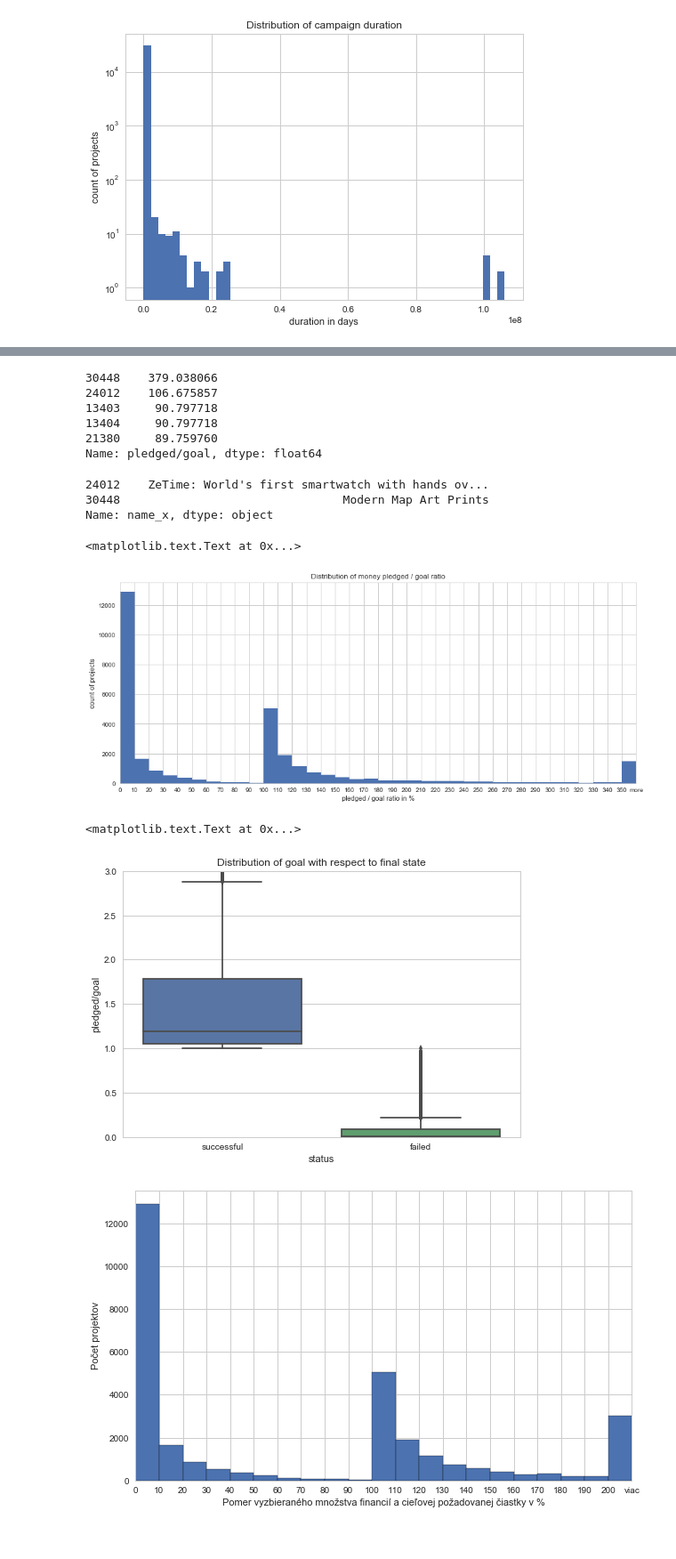
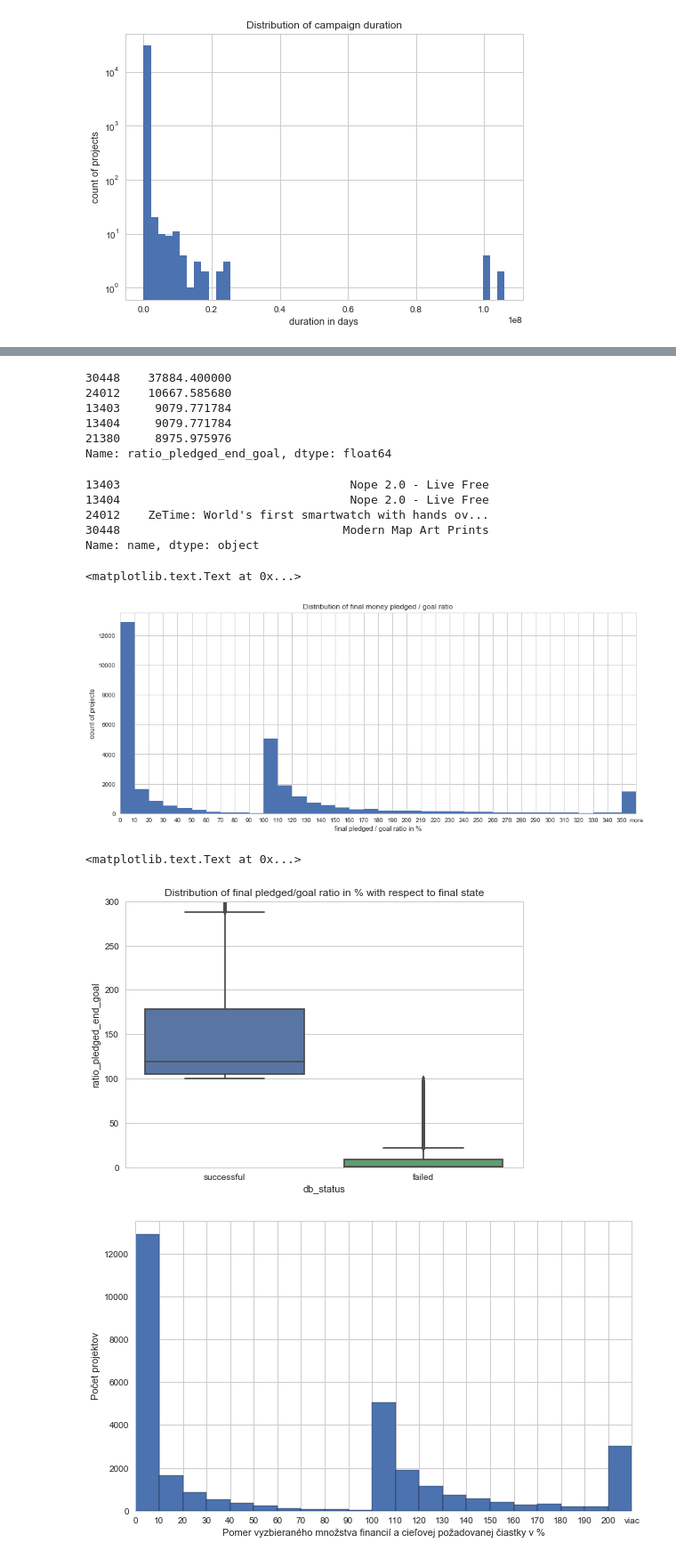
Before and after one commit to blanarik/kickstarter_success_prediction, a Jupyter notebook: 05_Kickstarter_data_integration_and_exploratory_data_analysis_of_merged_dataset.ipynb, the cells around one changed output, grey strips where cells are left out. Shown: that part at 89% size. Saved outputs shown, nothing was run; the diff lists cells and outputs as text; code cells hidden in the pictures.

```diff
--- a/05_Kickstarter_data_integration_and_exploratory_data_analysis_of_merged_dataset.ipynb
+++ b/05_Kickstarter_data_integration_and_exploratory_data_analysis_of_merged_dataset.ipynb
@@ -72,6 +98,8 @@ import matplotlib.pyplot as plt
 import seaborn as sns
 # %%
 df = pd.read_csv('data/merged.csv', encoding='latin1', index_col=0)
+# %%
+df.sort_index(axis=1, inplace=True)
 # %%
 df.info(max_cols=150)
 # %% [output]
@@ -101,8 +125,8 @@ len(df[df['usd_goal']<100])
 # %% [output]
 360
 # %%
-# use only projects with duration up to 60 and goal 100 usd at least
-df = df[(df['usd_goal']>=100) & (df['days_duration'] <= 60)]
+# use only projects with goal 100 usd at least
+df = df[df['usd_goal']>=100]
 # %% [markdown]
 ## TODO discover and resolve inconsistencies
 # %%
@@ -226,2 +238,0 @@ Prediction classes:
-# %%
-df['pledged/goal'] = df['usd_pledged_end']/df['usd_goal']
@@ -228,23 +248,25 @@ df['pledged/goal'] = df['usd_pledged_end']/df['usd_goal']
 # %%
-df['pledged/goal'].sort_values(ascending=False).head()
+df['ratio_pledged_end_goal'].sort_values(ascending=False).head()
 # %% [output]
-30448    379.038066
-24012    106.675857
-13403     90.797718
-13404     90.797718
-21380     89.759760
-Name: pledged/goal, dtype: float64
+30448    37884.400000
+24012    10667.585680
+13403     9079.771784
+13404     9079.771784
+21380     8975.975976
+Name: ratio_pledged_end_goal, dtype: float64
-# %%
-df[df['pledged/goal'] > 100]['name_x']
-# %% [output]
-24012    ZeTime: World's first smartwatch with hands ov...
-30448                                Modern Map Art Prints
-Name: name_x, dtype: object
+# %%
+df[df['ratio_pledged_end_goal'] > 9000]['name']
+# %% [output]
+13403                                 Nope 2.0 - Live Free
+13404                                 Nope 2.0 - Live Free
+24012    ZeTime: World's first smartwatch with hands ov...
+30448                                Modern Map Art Prints
+Name: name, dtype: object
 # %%
 bins = np.arange(0,370,10)
 
 fig, ax = plt.subplots(figsize=(15,6))
-_, bins, patches = plt.hist(np.clip(df['pledged/goal']*100, bins[0], bins[-1]), bins=bins)
+_, bins, patches = plt.hist(np.clip(df['ratio_pledged_end_goal'], bins[0], bins[-1]), bins=bins)
 
 labels = [str(x) for x in np.arange(0,370,10)]
 labels[-1] = 'more'
@@ -253,19 +275,19 @@ plt.xticks(np.arange(0,370,10), labels, rotation='horizontal')
 plt.xlim([0, 360])
 #plt.yscale('log')
 plt.ylabel('count of projects')
-plt.xlabel('pledged / goal ratio in %')
-plt.title('Distribution of money pledged / goal ratio')
+plt.xlabel('final pledged / goal ratio in %')
+plt.title('Distribution of final money pledged / goal ratio')
 # %% [output]
 <matplotlib.text.Text at 0x...>
-[figure, old version]
+[figure, new version]
 # %%
-sns.boxplot(data=df, x='status', y='pledged/goal')
+sns.boxplot(data=df, x='db_status', y='ratio_pledged_end_goal')
 #plt.yscale('log')
-plt.ylim([0, 3])
-plt.title('Distribution of goal with respect to final state')
+plt.ylim([0, 300])
+plt.title('Distribution of final pledged/goal ratio in % with respect to final state')
 # %% [output]
 <matplotlib.text.Text at 0x...>
-[figure, old version]
+[figure, new version]
 # %%
 bins = np.arange(0,220,10)
 sns.set(style='whitegrid')
```
Also changed, not shown: parts of 72 cells of this notebook.
